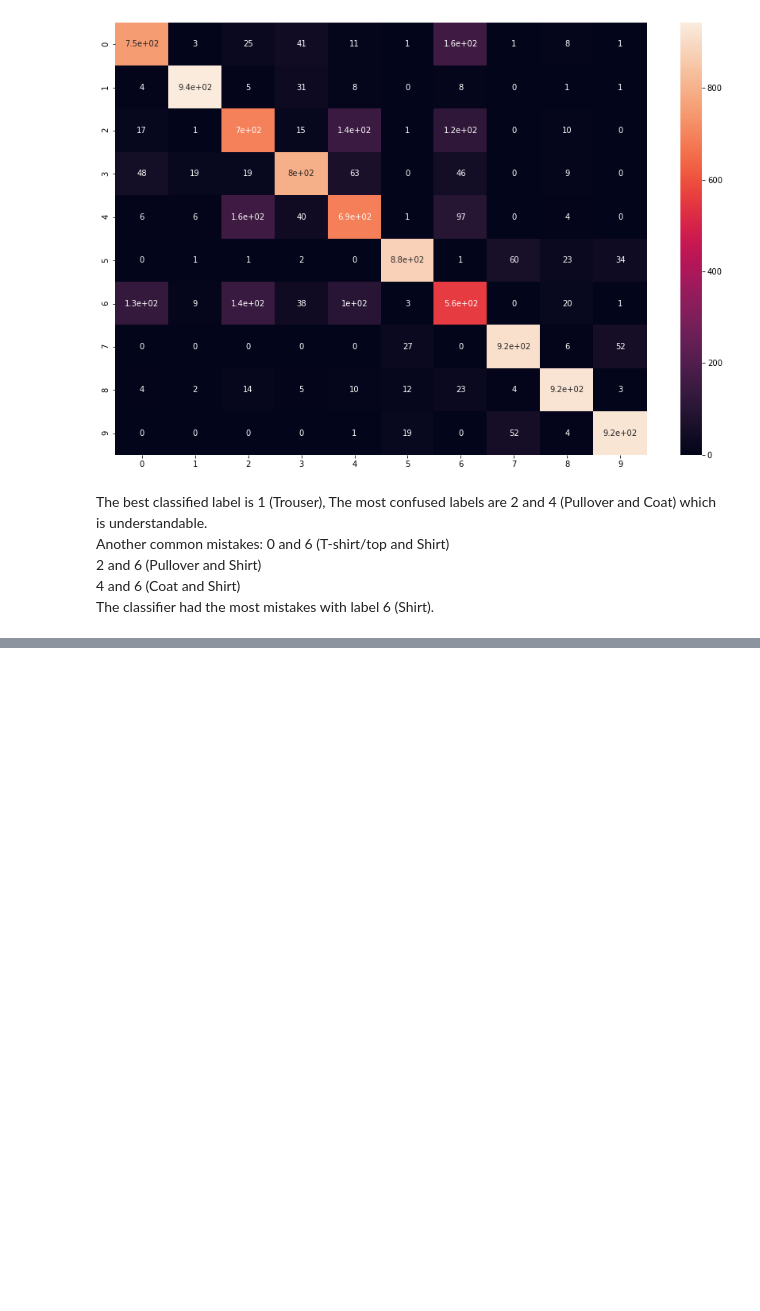
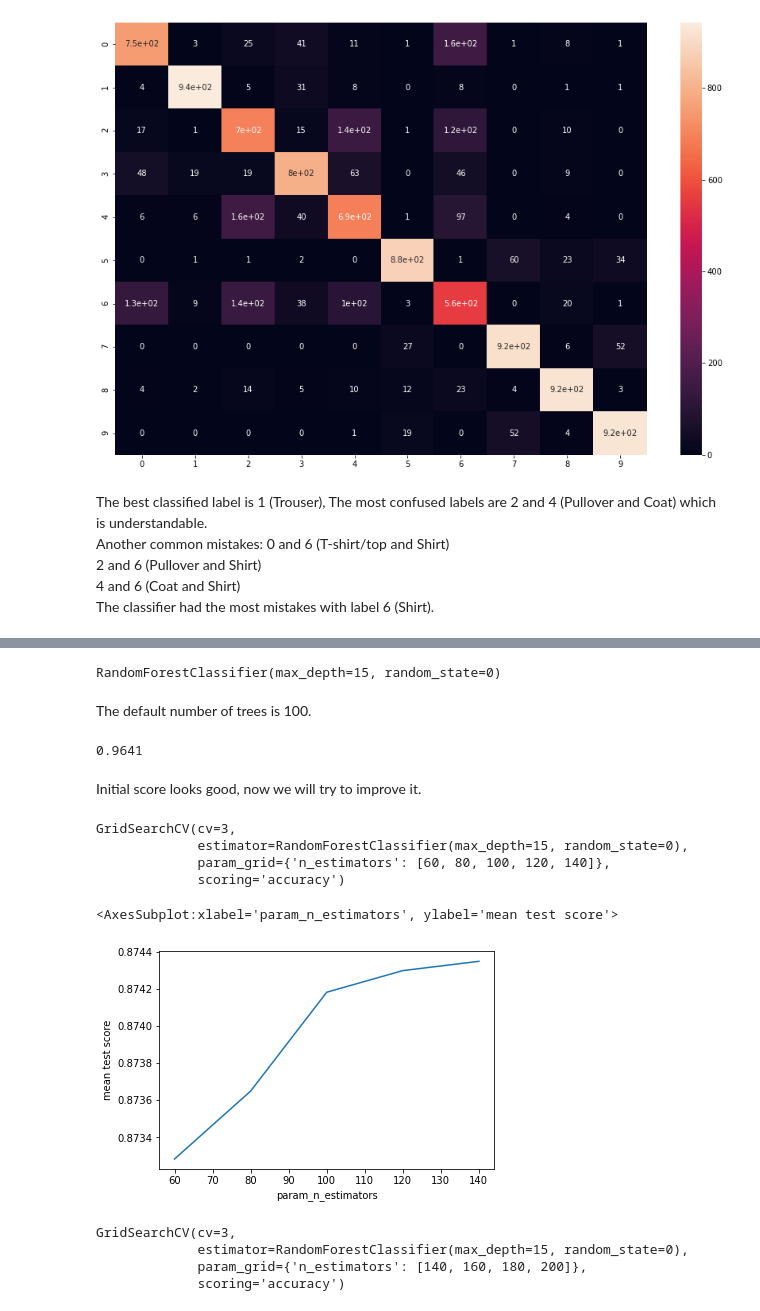
Before and after one commit to oridarshan/data-visualization-project, a Jupyter notebook: FMNIST-Notebook.ipynb, the cells around one changed output, grey strips where cells are left out. Cells and saved outputs as stored; diff of their text form; code cells hidden in the pictures; blank space fills up the shorter version.

Commit message:
fmnist random forest

```diff
--- a/FMNIST-Notebook.ipynb
+++ b/FMNIST-Notebook.ipynb
@@ -175,0 +185,36 @@ The classifier had the most mistakes with label 6 (Shirt).
+# %%
+from sklearn.ensemble import RandomForestClassifier
+rfc=RandomForestClassifier(max_depth=15, random_state=0)
+rfc.fit(X_train_sc,y_train)
+# %% [output]
+RandomForestClassifier(max_depth=15, random_state=0)
+# %% [markdown]
+The default number of trees is 100.
+# %%
+rfc.score(X_train_sc,y_train)
+# %% [output]
+0.9641
+# %% [markdown]
+Initial score looks good, now we will try to improve it.
+# %%
+grid=GridSearchCV(rfc,{'n_estimators':[60,80,100,120,140]},cv=3,scoring='accuracy')
+grid.fit(X_train_sc,y_train)
+# %% [output]
+GridSearchCV(cv=3,
+             estimator=RandomForestClassifier(max_depth=15, random_state=0),
+             param_grid={'n_estimators': [60, 80, 100, 120, 140]},
+             scoring='accuracy')
+# %%
+n_compare=pd.DataFrame(grid.cv_results_)[['mean_test_score','param_n_estimators']]
+n_compare.plot(y='mean_test_score',x='param_n_estimators',legend=False,ylabel='mean test score')
+# %% [output]
+<AxesSubplot:xlabel='param_n_estimators', ylabel='mean test score'>
+[figure, added]
+# %%
+grid=GridSearchCV(rfc,{'n_estimators':[140,160,180,200]},cv=3,scoring='accuracy')
+grid.fit(X_train_sc,y_train)
+# %% [output]
+GridSearchCV(cv=3,
+             estimator=RandomForestClassifier(max_depth=15, random_state=0),
+             param_grid={'n_estimators': [140, 160, 180, 200]},
+             scoring='accuracy')
```
Also changed, not shown: parts of 12 cells of this notebook.
